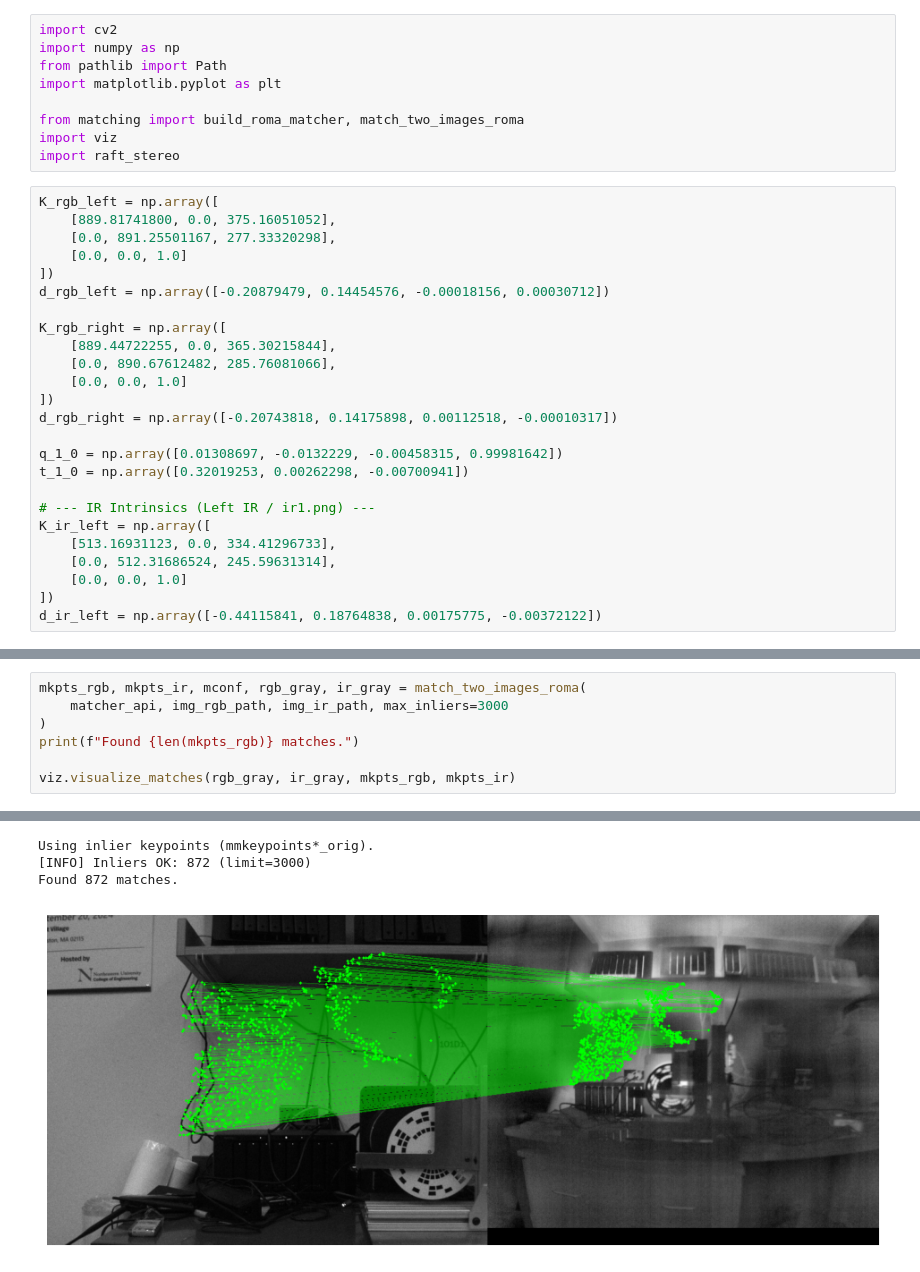
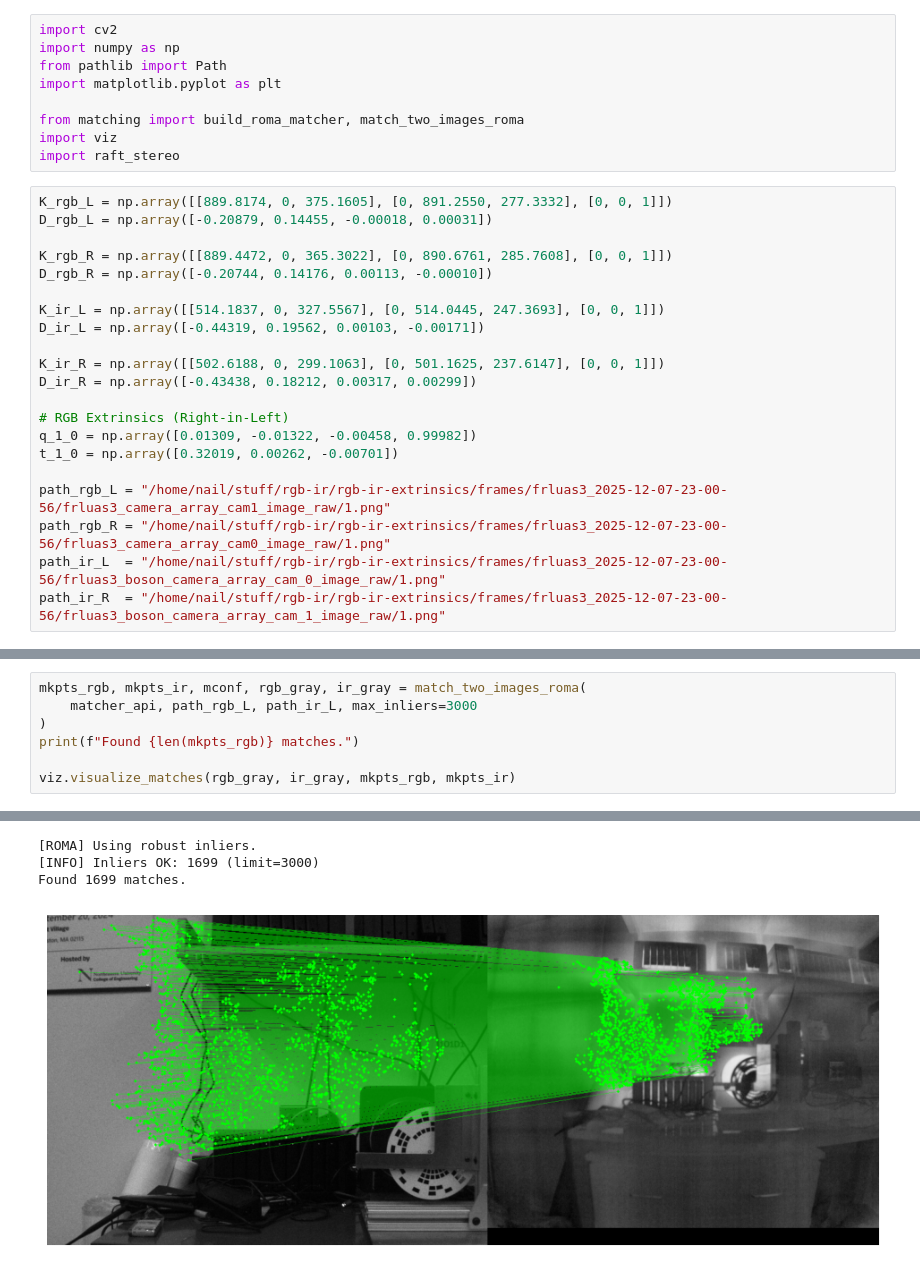
Before and after one commit to srirangam-r/rgb-ir-extrinsics, a Jupyter notebook: extrinsics.ipynb, the cells around one changed output, grey strips where cells are left out. Drawn from its saved outputs; the diff is of its cells as text.

```diff
--- a/extrinsics.ipynb
+++ b/extrinsics.ipynb
@@ -8,28 +8,24 @@ from matching import build_roma_matcher, match_two_images_roma
 import viz
 import raft_stereo
 # %%
-K_rgb_left = np.array([
-    [889.81741800, 0.0, 375.16051052],
-    [0.0, 891.25501167, 277.33320298],
-    [0.0, 0.0, 1.0]
-])
-d_rgb_left = np.array([-0.20879479, 0.14454576, -0.00018156, 0.00030712])
+K_rgb_L = np.array([[889.8174, 0, 375.1605], [0, 891.2550, 277.3332], [0, 0, 1]])
+D_rgb_L = np.array([-0.20879, 0.14455, -0.00018, 0.00031])
 
-K_rgb_right = np.array([
-    [889.44722255, 0.0, 365.30215844],
-    [0.0, 890.67612482, 285.76081066],
-    [0.0, 0.0, 1.0]
-])
-d_rgb_right = np.array([-0.20743818, 0.14175898, 0.00112518, -0.00010317])
+K_rgb_R = np.array([[889.4472, 0, 365.3022], [0, 890.6761, 285.7608], [0, 0, 1]])
+D_rgb_R = np.array([-0.20744, 0.14176, 0.00113, -0.00010])
 
-q_1_0 = np.array([0.01308697, -0.0132229, -0.00458315, 0.99981642])
-t_1_0 = np.array([0.32019253, 0.00262298, -0.00700941])
+K_ir_L = np.array([[514.1837, 0, 327.5567], [0, 514.0445, 247.3693], [0, 0, 1]])
+D_ir_L = np.array([-0.44319, 0.19562, 0.00103, -0.00171])
 
-# --- IR Intrinsics (Left IR / ir1.png) ---
-K_ir_left = np.array([
-    [513.16931123, 0.0, 334.41296733],
-    [0.0, 512.31686524, 245.59631314],
-    [0.0, 0.0, 1.0]
-])
-d_ir_left = np.array([-0.44115841, 0.18764838, 0.00175775, -0.00372122])
+K_ir_R = np.array([[502.6188, 0, 299.1063], [0, 501.1625, 237.6147], [0, 0, 1]])
+D_ir_R = np.array([-0.43438, 0.18212, 0.00317, 0.00299])
+
+# RGB Extrinsics (Right-in-Left)
+q_1_0 = np.array([0.01309, -0.01322, -0.00458, 0.99982])
+t_1_0 = np.array([0.32019, 0.00262, -0.00701])
+
+path_rgb_L = "/home/nail/stuff/rgb-ir/rgb-ir-extrinsics/frames/frluas3_2025-12-07-23-00-56/frluas3_camera_array_cam1_image_raw/1.png"
+path_rgb_R = "/home/nail/stuff/rgb-ir/rgb-ir-extrinsics/frames/frluas3_2025-12-07-23-00-56/frluas3_camera_array_cam0_image_raw/1.png"
+path_ir_L  = "/home/nail/stuff/rgb-ir/rgb-ir-extrinsics/frames/frluas3_2025-12-07-23-00-56/frluas3_boson_camera_array_cam_0_image_raw/1.png"
+path_ir_R  = "/home/nail/stuff/rgb-ir/rgb-ir-extrinsics/frames/frluas3_2025-12-07-23-00-56/frluas3_boson_camera_array_cam_1_image_raw/1.png"
 # %%
@@ -44,6 +38,6 @@ matcher_api = build_roma_matcher()
 # %%
 mkpts_rgb, mkpts_ir, mconf, rgb_gray, ir_gray = match_two_images_roma(
-    matcher_api, img_rgb_path, img_ir_path, max_inliers=3000
+    matcher_api, path_rgb_L, path_ir_L, max_inliers=3000
 )
 print(f"Found {len(mkpts_rgb)} matches.")
 
@@ -54,7 +48,7 @@ viz.visualize_matches(rgb_gray, ir_gray, mkpts_rgb, mkpts_ir)
-Using inlier keypoints (mmkeypoints*_orig).
-[INFO] Inliers OK: 872 (limit=3000)
-Found 872 matches.
+[ROMA] Using robust inliers.
+[INFO] Inliers OK: 1699 (limit=3000)
+Found 1699 matches.
-[figure, old version]
+[figure, new version]
 array([[[137, 137, 137],
         [141, 141, 141],
         [138, 138, 138],
```
Also changed, not shown: parts of 5 cells of this notebook, 2 other files.
